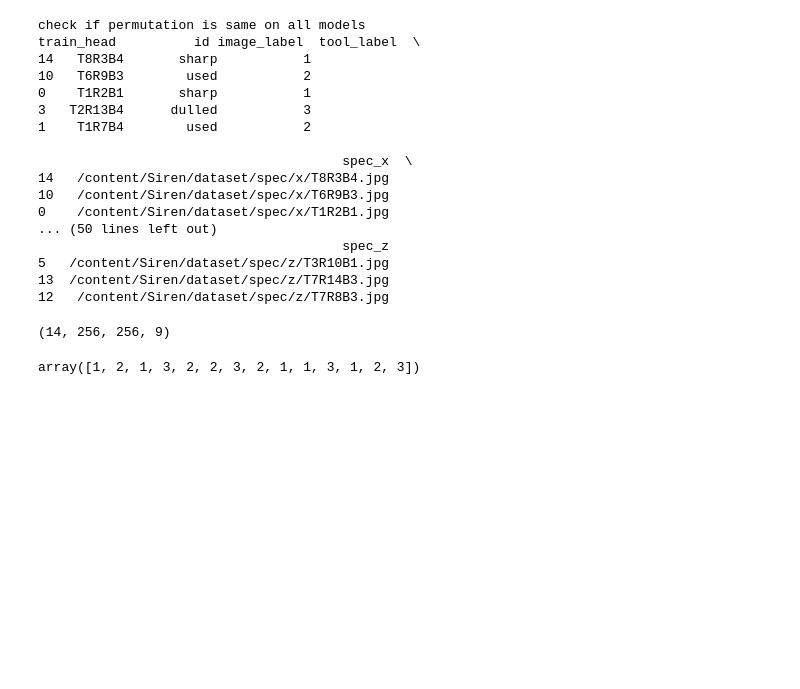
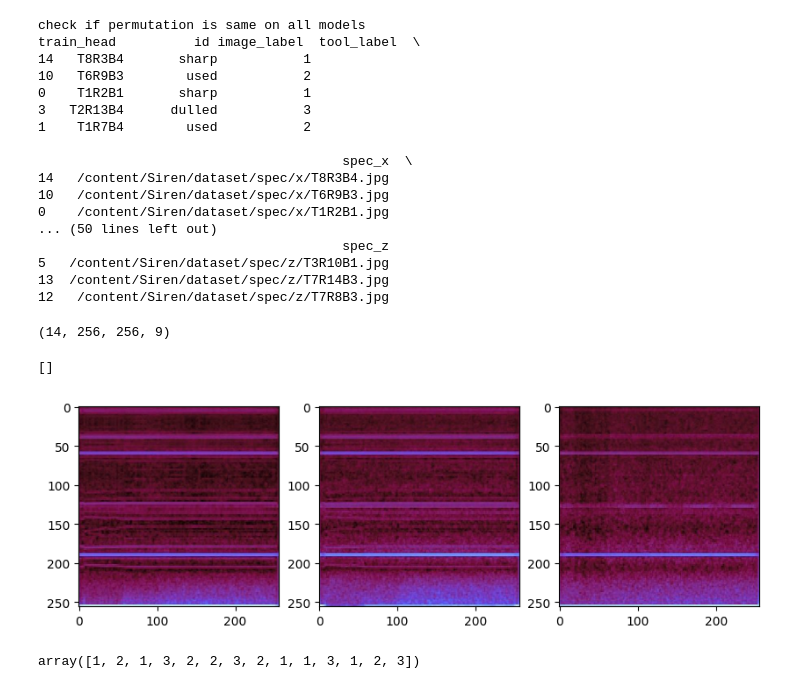
Before and after one commit to hubtru/Siren, a Jupyter notebook: jupyter_notebooks/classification/siren_base_spec.ipynb, the cells around one changed output. Cells and saved outputs as stored; diff of their text form; code cells hidden in the pictures; blank space fills up the shorter version.

```diff
--- a/jupyter_notebooks/classification/siren_base_spec.ipynb
+++ b/jupyter_notebooks/classification/siren_base_spec.ipynb
@@ -216,6 +217,24 @@ x_val_spec = read_specs(
 x_train_spec.shape
 # %% [output]
 (14, 256, 256, 9)
+# %%
+# Split the last dimension into 3 separate spectrograms
+spectrogram1 = x_train_spec[0, :, :, 0:3]  # First spectrogram (channels 0-2)
+spectrogram2 = x_train_spec[0, :, :, 3:6]  # Second spectrogram (channels 3-5)
+spectrogram3 = x_train_spec[0, :, :, 6:9]  # Third spectrogram (channels 6-8)
+# Convert arrays to images
+pil_img1 = tf.keras.utils.array_to_img(spectrogram1)
+pil_img2 = tf.keras.utils.array_to_img(spectrogram2)
+pil_img3 = tf.keras.utils.array_to_img(spectrogram3)
+# Display the images
+fig, ax = plt.subplots(1,3, figsize=(10,30))
+ax[0].imshow(pil_img1)
+ax[1].imshow(pil_img2)
+ax[2].imshow(pil_img3)
+plt.plot()
+# %% [output]
+[]
+[figure, added]
 # %%
 labels_train = train_df.tool_label.values
 labels_test = test_df.tool_label.values
```
Also changed, not shown: parts of 8 cells of this notebook, 17 other files.
